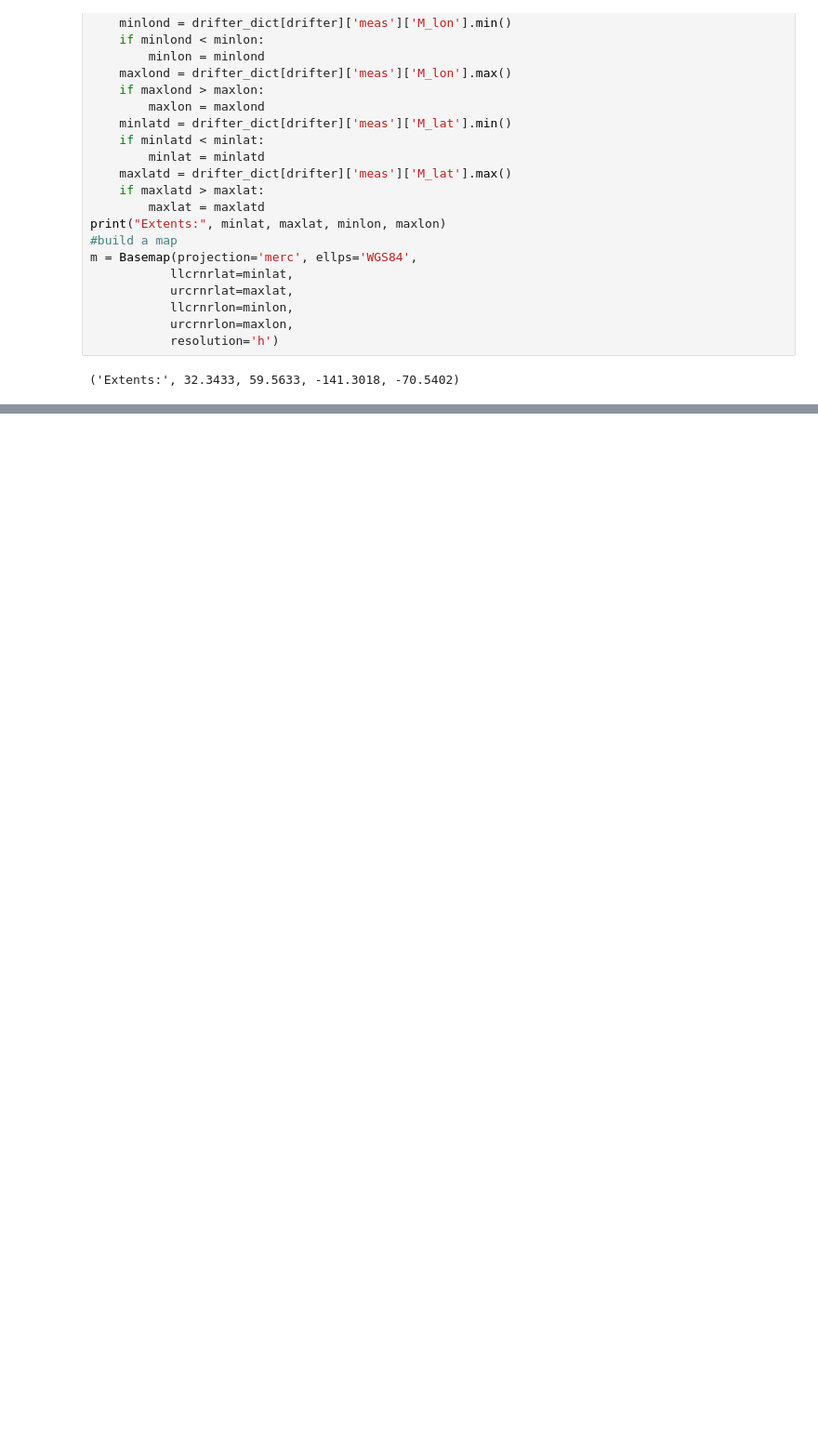
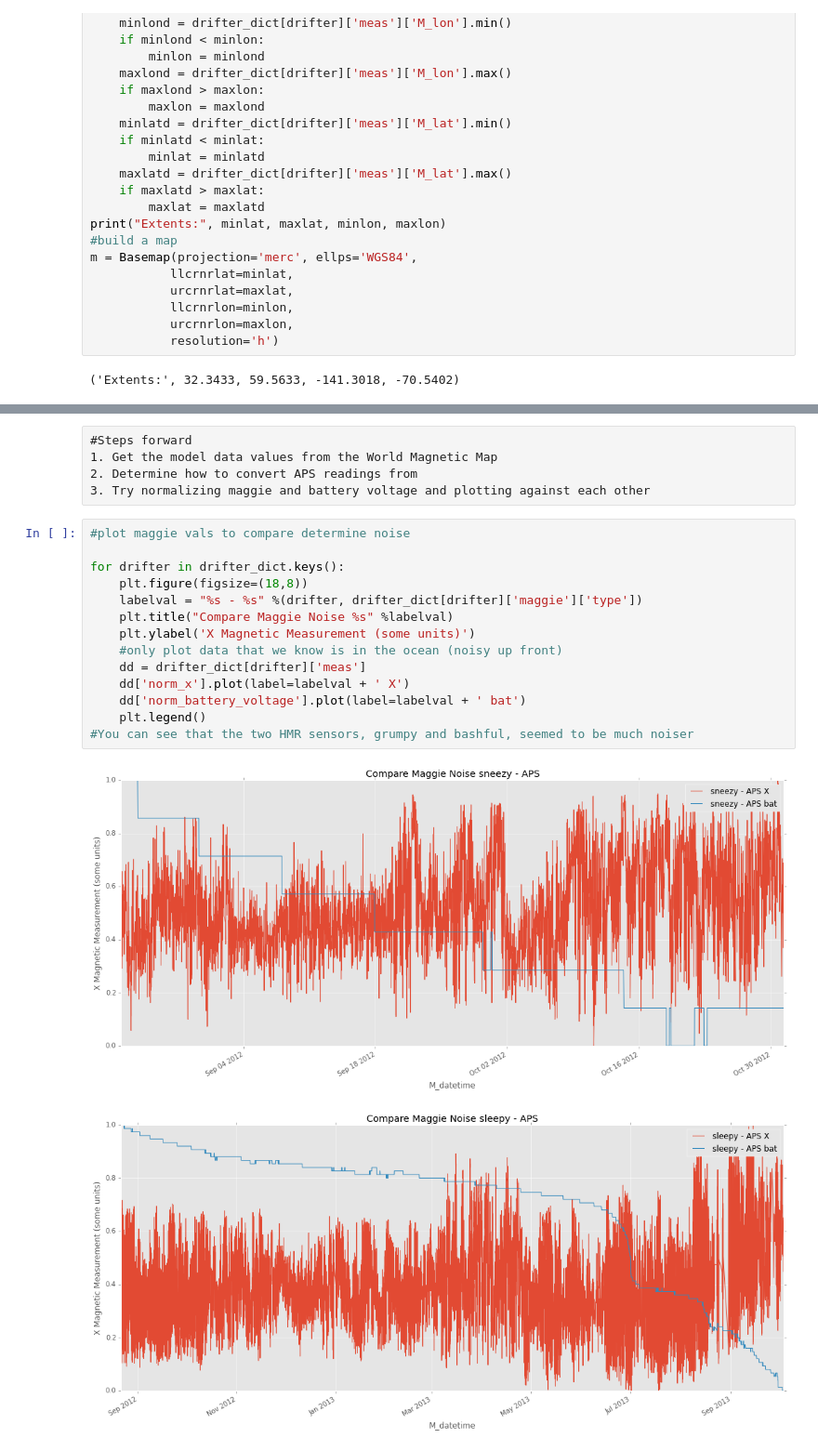
Before and after one commit to johannah/johannah.github.io, a Jupyter notebook: posts/exploring-magnetic-drifter-data/index.ipynb, the cells around one changed output, grey strips where cells are left out. Shown at 93% size. Cells and saved outputs as stored; diff of their text form; blank space fills up the shorter version.

```diff
--- a/posts/exploring-magnetic-drifter-data/index.ipynb
+++ b/posts/exploring-magnetic-drifter-data/index.ipynb
@@ -211,0 +242,22 @@ plt.legend()
+# %% [raw]
+#Steps forward
+1. Get the model data values from the World Magnetic Map
+2. Determine how to convert APS readings from
+3. Try normalizing maggie and battery voltage and plotting against each other
+# %%
+#plot maggie vals to compare determine noise
+
+for drifter in drifter_dict.keys():
+    plt.figure(figsize=(18,8))
+    labelval = "%s - %s" %(drifter, drifter_dict[drifter]['maggie']['type'])
+    plt.title("Compare Maggie Noise %s" %labelval)
+    plt.ylabel('X Magnetic Measurement (some units)')
+    #only plot data that we know is in the ocean (noisy up front)
+    dd = drifter_dict[drifter]['meas']
+    dd['norm_x'].plot(label=labelval + ' X')
+    dd['norm_battery_voltage'].plot(label=labelval + ' bat')
+    plt.legend()
+#You can see that the two HMR sensors, grumpy and bashful, seemed to be much noiser
+# %% [output]
+[figure, added]
+[figure, added]
```
Also changed, not shown: parts of 7 cells of this notebook, 8 other files.
